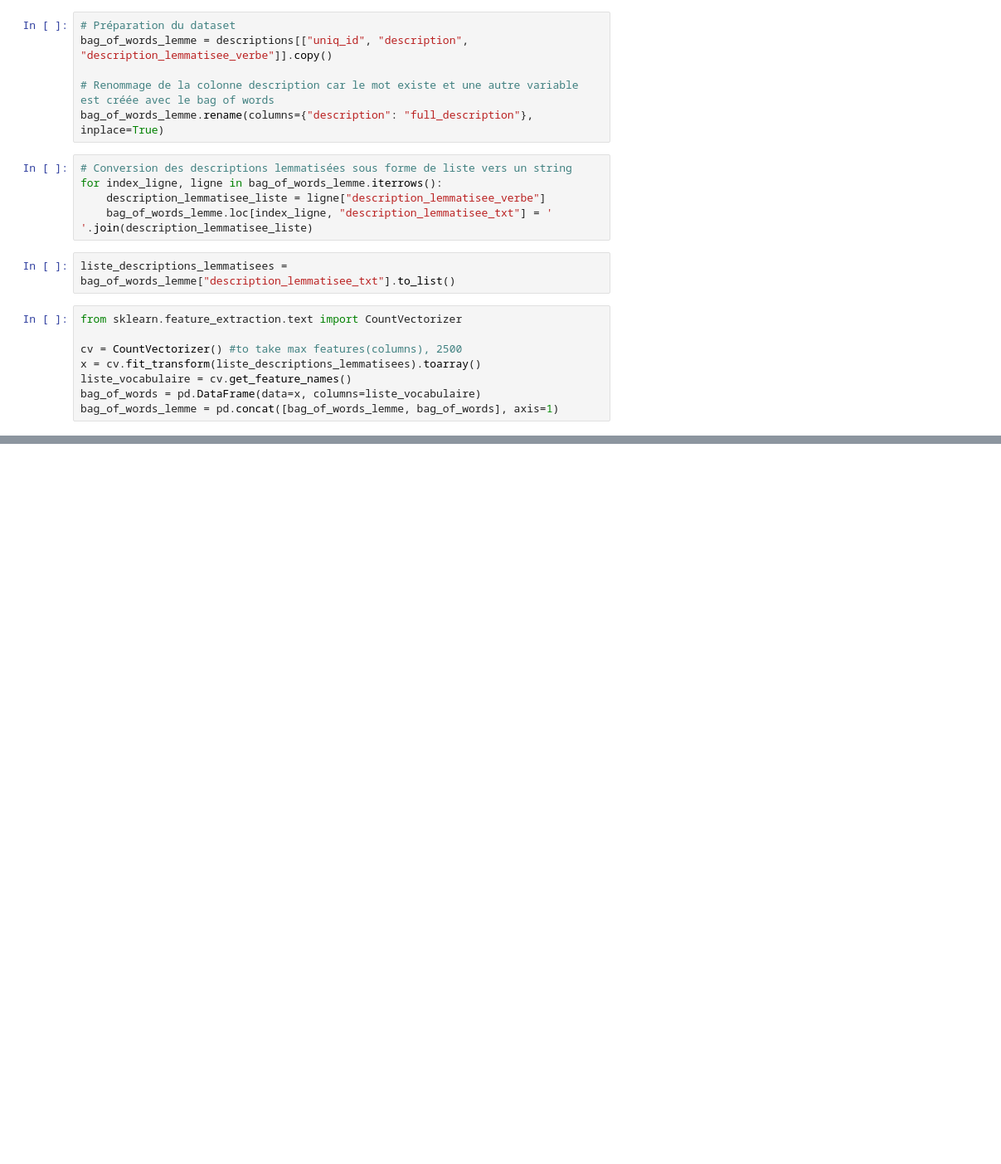
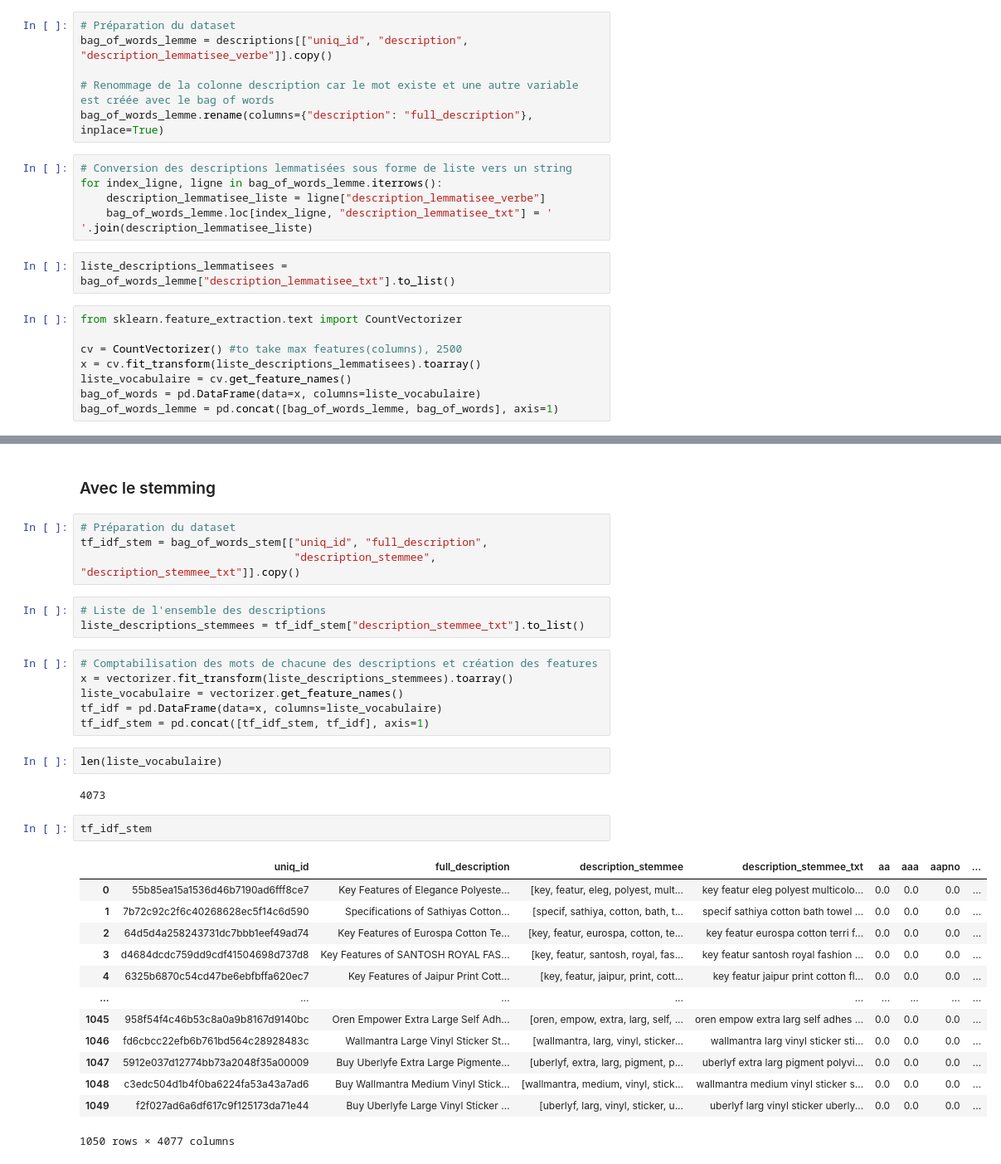
Before and after one commit to sebastienbourgeois/oc-p6-classifier-biens-consommation, a Jupyter notebook: P6_01_notebook.ipynb, the cells around one changed output, grey strips where cells are left out. Shown: that part at 83% size. Drawn from its saved outputs; the diff is of its cells as text; blank space fills up the shorter version.

Commit message:
Construction des features avec le tf-idf sur le stemming

```diff
--- a/P6_01_notebook.ipynb
+++ b/P6_01_notebook.ipynb
@@ -660,0 +661,35 @@ tf_idf_lemme.describe()
+# %% [markdown]
+### Avec le stemming
+# %%
+# Préparation du dataset
+tf_idf_stem = bag_of_words_stem[["uniq_id", "full_description",
+                                 "description_stemmee", "description_stemmee_txt"]].copy()
+# %%
+# Liste de l'ensemble des descriptions
+liste_descriptions_stemmees = tf_idf_stem["description_stemmee_txt"].to_list()
+# %%
+# Comptabilisation des mots de chacune des descriptions et création des features
+x = vectorizer.fit_transform(liste_descriptions_stemmees).toarray()
+liste_vocabulaire = vectorizer.get_feature_names()
+tf_idf = pd.DataFrame(data=x, columns=liste_vocabulaire)
+tf_idf_stem = pd.concat([tf_idf_stem, tf_idf], axis=1)
+# %%
+len(liste_vocabulaire)
+# %% [output]
+4073
+# %%
+tf_idf_stem
+# %% [output]
+|  | uniq_id | full_description | description_stemmee | description_stemmee_txt | aa | aaa | aapno | ... |
+| 0 | 55b85ea15a1536d46b7190ad6fff8ce7 | Key Features of Elegance Polyeste... | [key, featur, eleg, polyest, mult... | key featur eleg polyest multicolo... | 0.0 | 0.0 | 0.0 | ... |
+| 1 | 7b72c92c2f6c40268628ec5f14c6d590 | Specifications of Sathiyas Cotton... | [specif, sathiya, cotton, bath, t... | specif sathiya cotton bath towel ... | 0.0 | 0.0 | 0.0 | ... |
+| 2 | 64d5d4a258243731dc7bbb1eef49ad74 | Key Features of Eurospa Cotton Te... | [key, featur, eurospa, cotton, te... | key featur eurospa cotton terri f... | 0.0 | 0.0 | 0.0 | ... |
+| 3 | d4684dcdc759dd9cdf41504698d737d8 | Key Features of SANTOSH ROYAL FAS... | [key, featur, santosh, royal, fas... | key featur santosh royal fashion ... | 0.0 | 0.0 | 0.0 | ... |
+| 4 | 6325b6870c54cd47be6ebfbffa620ec7 | Key Features of Jaipur Print Cott... | [key, featur, jaipur, print, cott... | key featur jaipur print cotton fl... | 0.0 | 0.0 | 0.0 | ... |
+| ... | ... | ... | ... | ... | ... | ... | ... | ... |
+| 1045 | 958f54f4c46b53c8a0a9b8167d9140bc | Oren Empower Extra Large Self Adh... | [oren, empow, extra, larg, self, ... | oren empow extra larg self adhes ... | 0.0 | 0.0 | 0.0 | ... |
+| 1046 | fd6cbcc22efb6b761bd564c28928483c | Wallmantra Large Vinyl Sticker St... | [wallmantra, larg, vinyl, sticker... | wallmantra larg vinyl sticker sti... | 0.0 | 0.0 | 0.0 | ... |
+| 1047 | 5912e037d12774bb73a2048f35a00009 | Buy Uberlyfe Extra Large Pigmente... | [uberlyf, extra, larg, pigment, p... | uberlyf extra larg pigment polyvi... | 0.0 | 0.0 | 0.0 | ... |
+| 1048 | c3edc504d1b4f0ba6224fa53a43a7ad6 | Buy Wallmantra Medium Vinyl Stick... | [wallmantra, medium, vinyl, stick... | wallmantra medium vinyl sticker s... | 0.0 | 0.0 | 0.0 | ... |
+| 1049 | f2f027ad6a6df617c9f125173da71e44 | Buy Uberlyfe Large Vinyl Sticker ... | [uberlyf, larg, vinyl, sticker, u... | uberlyf larg vinyl sticker uberly... | 0.0 | 0.0 | 0.0 | ... |
+1050 rows × 4077 columns
```
Also changed, not shown: parts of 63 cells of this notebook.
